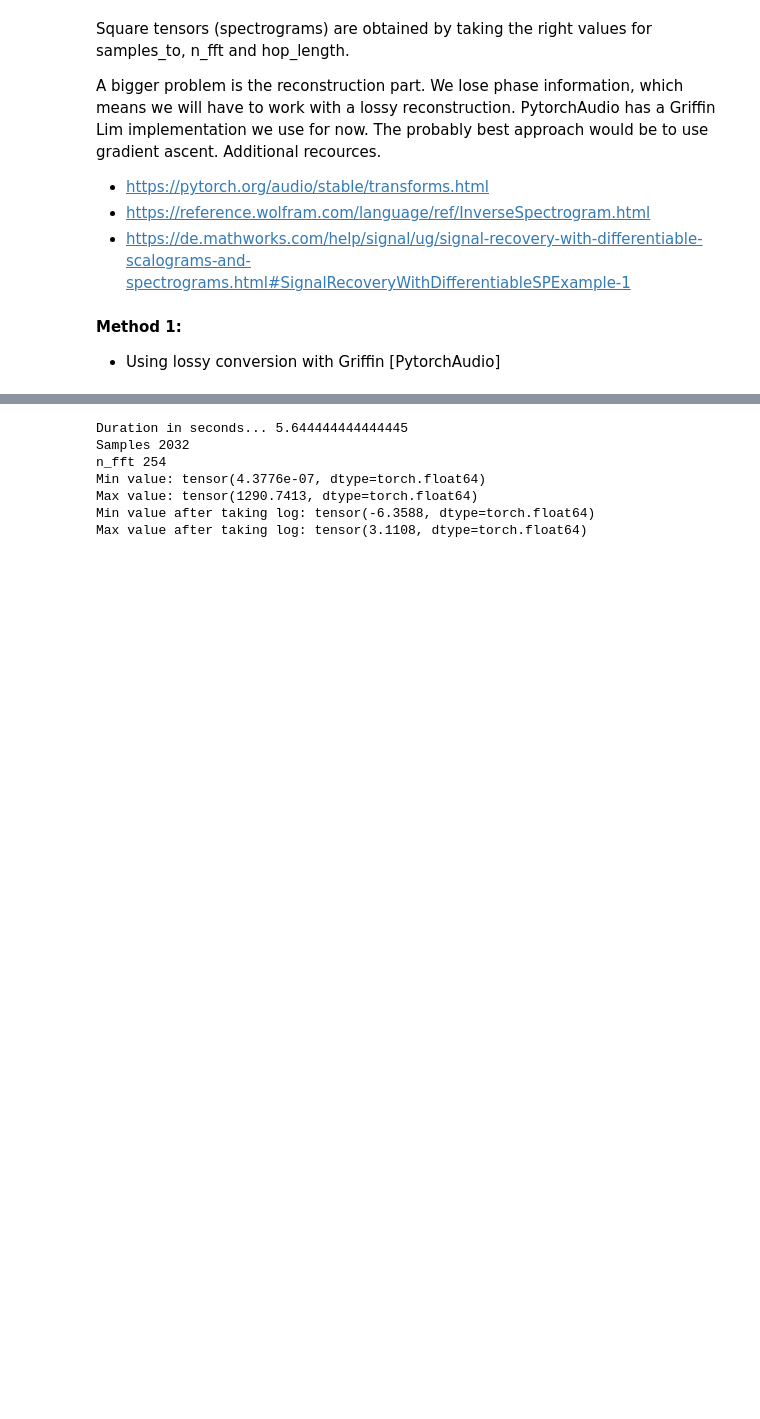
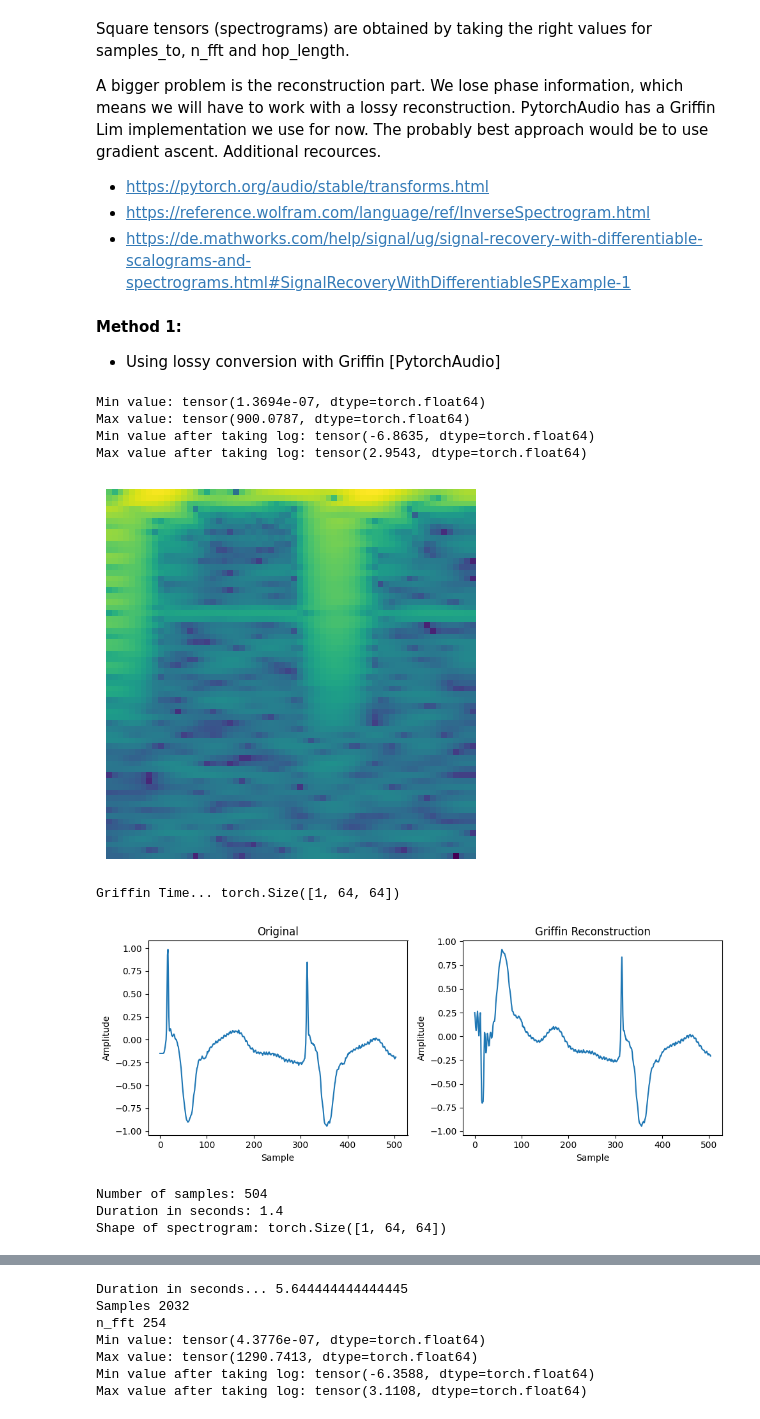
Before and after one commit to piedeboer96/ECG-Signal-Denoising, a Jupyter notebook: ecg_signals_spek.ipynb, the cells around one changed output, grey strips where cells are left out. Saved outputs shown, nothing was run; the diff lists cells and outputs as text; code cells hidden in the pictures; blank space fills up the shorter version.

```diff
--- a/ecg_signals_spek.ipynb
+++ b/ecg_signals_spek.ipynb
@@ -105,10 +104,49 @@ def spectrogram_log_to_ecg(spec_log, n_fft=32, hop_length=None,n_iter=400):
     print('Griffin Time...', spec.shape)
 
     # Compute inverse spectrogram
-    ecg_signal = torchaudio.transforms.GriffinLim(n_fft=n_fft,  n_iter=400, hop_length=hop_length)(spec)
+    ecg_signal = torchaudio.transforms.GriffinLim(n_fft=n_fft,  n_iter=1000, hop_length=hop_length)(spec)
 
     # Squeeze the batch and channel dimensions
     ecg_signal = ecg_signal.squeeze(0).squeeze(0)
 
     return ecg_signal
+# %%
+### Spectrogram: 64x64 Tensor - 2 Heartbeats ####
+samples_to = (62*8) + 8
+n_fft = 126
+hop_length = 8
+
+# Load Data
+path_102 = "data/ardb/104"
+record_102 = wfdb.rdsamp(path_102, sampto=samples_to)
+signal_102 = record_102[0][:, 0]
+signal_102 = signal_102
+
+# Build and Visualize Spectrogram
+sig = torch.tensor(signal_102)
+spek_log = ecg_to_spectrogram_log(sig,n_fft=n_fft, hop_length=hop_length)
+visualize_tensor(spek_log)
+
+# Visualize reoncstruction using Griffin...
+reconstructed_sig = spectrogram_log_to_ecg(spek_log,n_fft,hop_length)
+reconstructed_sig = -reconstructed_sig                                        # flip phase for whatever reason...
+plot_multiple_timeseries([sig, reconstructed_sig], ['Original', 'Griffin Reconstruction', 'Griffin New'])
+
+# Info
+print('Number of samples:', samples_to)
+print('Duration in seconds:', samples_to/360)
+print('Shape of spectrogram:',spek_log.shape)
+
+sig_interest  = signal_102
+# %% [output]
+Min value: tensor(1.3694e-07, dtype=torch.float64)
+Max value: tensor(900.0787, dtype=torch.float64)
+Min value after taking log: tensor(-6.8635, dtype=torch.float64)
+Max value after taking log: tensor(2.9543, dtype=torch.float64)
+[figure, added]
+Griffin Time... torch.Size([1, 64, 64])
+[figure, added]
+Number of samples: 504
+Duration in seconds: 1.4
+Shape of spectrogram: torch.Size([1, 64, 64])
 # %%
```
Also changed, not shown: parts of 3 cells of this notebook, 1 other file.
